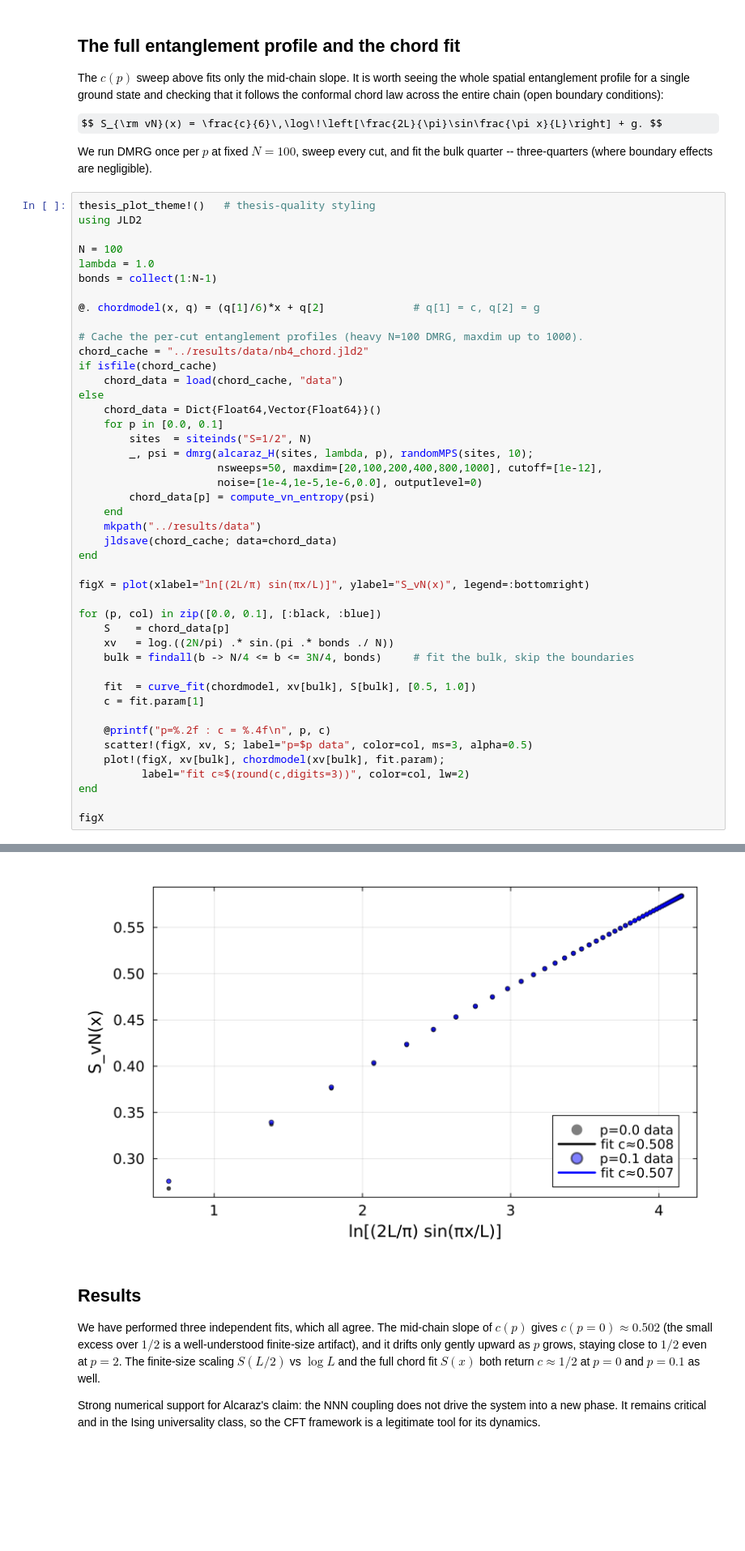
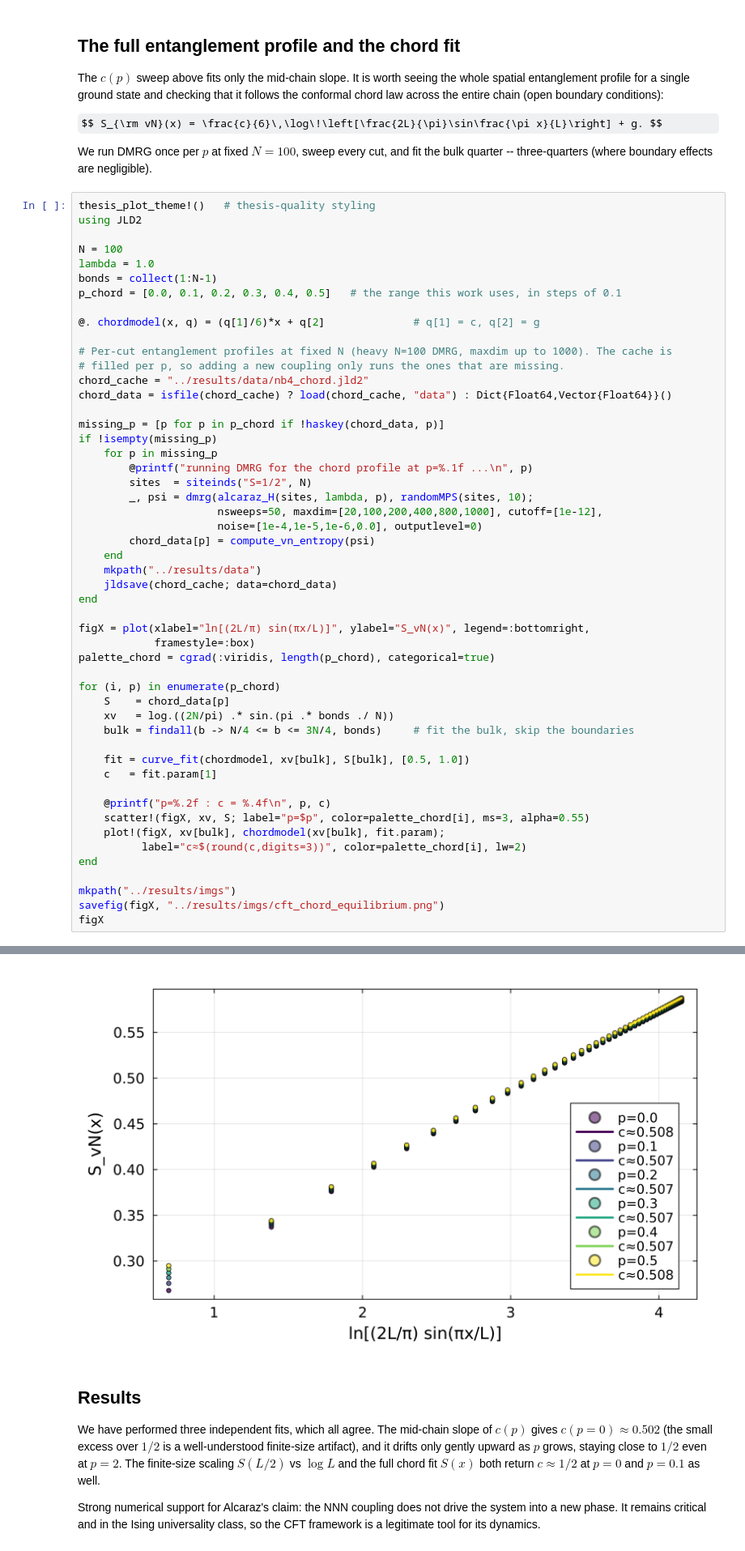
Before and after one commit to jmarquezol/master-thesis-BSC, a Jupyter notebook: NBs/4_cft_GS.ipynb, the cells around one changed output, grey strips where cells are left out. Shown at 81% size. Drawn from its saved outputs; the diff is of its cells as text; some formulas as TeX source; blank space fills up the shorter version.

```diff
--- a/NBs/4_cft_GS.ipynb
+++ b/NBs/4_cft_GS.ipynb
@@ -218,16 +218,19 @@ using JLD2
 N = 100
 lambda = 1.0
 bonds = collect(1:N-1)
+p_chord = [0.0, 0.1, 0.2, 0.3, 0.4, 0.5]   # the range this work uses, in steps of 0.1
 
 @. chordmodel(x, q) = (q[1]/6)*x + q[2]              # q[1] = c, q[2] = g
 
-# Cache the per-cut entanglement profiles (heavy N=100 DMRG, maxdim up to 1000).
+# Per-cut entanglement profiles at fixed N (heavy N=100 DMRG, maxdim up to 1000). The cache is
+# filled per p, so adding a new coupling only runs the ones that are missing.
 chord_cache = "../results/data/nb4_chord.jld2"
-if isfile(chord_cache)
-    chord_data = load(chord_cache, "data")
-else
-    chord_data = Dict{Float64,Vector{Float64}}()
-    for p in [0.0, 0.1]
+chord_data = isfile(chord_cache) ? load(chord_cache, "data") : Dict{Float64,Vector{Float64}}()
+
+missing_p = [p for p in p_chord if !haskey(chord_data, p)]
+if !isempty(missing_p)
+    for p in missing_p
+        @printf("running DMRG for the chord profile at p=%.1f ...\n", p)
         sites  = siteinds("S=1/2", N)
         _, psi = dmrg(alcaraz_H(sites, lambda, p), randomMPS(sites, 10);
                       nsweeps=50, maxdim=[20,100,200,400,800,1000], cutoff=[1e-12],
@@ -238,22 +241,26 @@ else
     jldsave(chord_cache; data=chord_data)
 end
 
-figX = plot(xlabel="ln[(2L/π) sin(πx/L)]", ylabel="S_vN(x)", legend=:bottomright)
+figX = plot(xlabel="ln[(2L/π) sin(πx/L)]", ylabel="S_vN(x)", legend=:bottomright,
+            framestyle=:box)
+palette_chord = cgrad(:viridis, length(p_chord), categorical=true)
 
-for (p, col) in zip([0.0, 0.1], [:black, :blue])
+for (i, p) in enumerate(p_chord)
     S    = chord_data[p]
     xv   = log.((2N/pi) .* sin.(pi .* bonds ./ N))
     bulk = findall(b -> N/4 <= b <= 3N/4, bonds)     # fit the bulk, skip the boundaries
 
-    fit  = curve_fit(chordmodel, xv[bulk], S[bulk], [0.5, 1.0])
-    c = fit.param[1]
+    fit = curve_fit(chordmodel, xv[bulk], S[bulk], [0.5, 1.0])
+    c   = fit.param[1]
 
     @printf("p=%.2f : c = %.4f\n", p, c)
-    scatter!(figX, xv, S; label="p=$p data", color=col, ms=3, alpha=0.5)
+    scatter!(figX, xv, S; label="p=$p", color=palette_chord[i], ms=3, alpha=0.55)
     plot!(figX, xv[bulk], chordmodel(xv[bulk], fit.param);
-          label="fit c≈$(round(c,digits=3))", color=col, lw=2)
+          label="c≈$(round(c,digits=3))", color=palette_chord[i], lw=2)
 end
 
+mkpath("../results/imgs")
+savefig(figX, "../results/imgs/cft_chord_equilibrium.png")
 figX
 # %% [output]
 p=0.00 : c = 0.5080
@@ -261,4 +272,4 @@ p=0.10 : c = 0.5072
-[figure, old version]
+[figure, new version]
 # %% [markdown]
 ## Results
 
```
Also changed, not shown: parts of 3 cells of this notebook, 7 other files.
